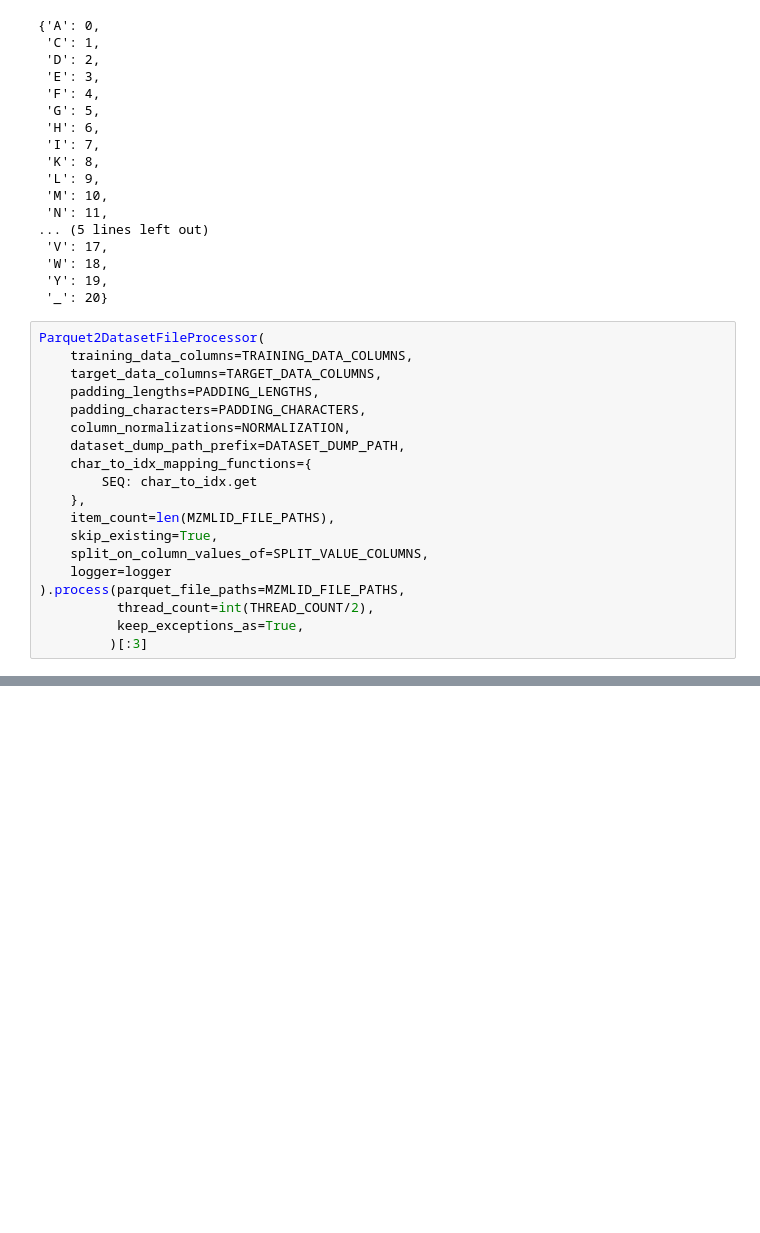
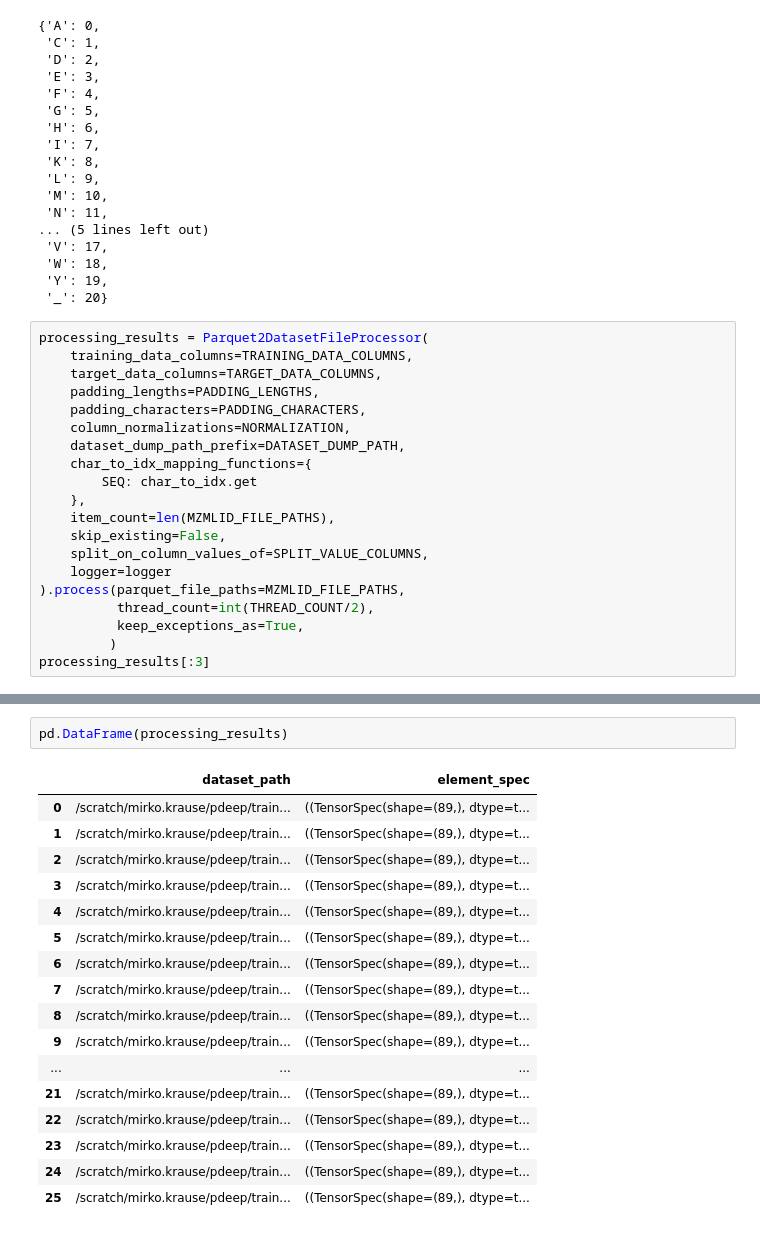
Before and after one commit to Miroka96/mmdenovo, a Jupyter notebook: notebooks/210610_1 Dataset Generation.ipynb, the cells around one changed output, grey strips where cells are left out. Drawn from its saved outputs; the diff is of its cells as text; blank space fills up the shorter version.

Commit message:
adapt notebooks to pdeep data

```diff
--- a/notebooks/210610_1 Dataset Generation.ipynb
+++ b/notebooks/210610_1 Dataset Generation.ipynb
@@ -163,7 +163,7 @@ char_to_idx
  'Y': 19,
  '_': 20}
 # %%
-Parquet2DatasetFileProcessor(
+processing_results = Parquet2DatasetFileProcessor(
     training_data_columns=TRAINING_DATA_COLUMNS,
     target_data_columns=TARGET_DATA_COLUMNS,
     padding_lengths=PADDING_LENGTHS,
@@ -174,11 +174,12 @@ Parquet2DatasetFileProcessor(
         SEQ: char_to_idx.get
     },
     item_count=len(MZMLID_FILE_PATHS),
-    skip_existing=True,
+    skip_existing=False,
     split_on_column_values_of=SPLIT_VALUE_COLUMNS,
     logger=logger
 ).process(parquet_file_paths=MZMLID_FILE_PATHS,
           thread_count=int(THREAD_COUNT/2),
           keep_exceptions_as=True,
-         )[:3]
+         )
+processing_results[:3]
 # %% [output]
@@ -203,3 +215,23 @@ Parquet2DatasetFileProcessor(
+# %%
+pd.DataFrame(processing_results)
+# %% [output]
+|  | dataset_path | element_spec |
+| 0 | /scratch/mirko.krause/pdeep/train... | ((TensorSpec(shape=(89,), dtype=t... |
+| 1 | /scratch/mirko.krause/pdeep/train... | ((TensorSpec(shape=(89,), dtype=t... |
+| 2 | /scratch/mirko.krause/pdeep/train... | ((TensorSpec(shape=(89,), dtype=t... |
+| 3 | /scratch/mirko.krause/pdeep/train... | ((TensorSpec(shape=(89,), dtype=t... |
+| 4 | /scratch/mirko.krause/pdeep/train... | ((TensorSpec(shape=(89,), dtype=t... |
+| 5 | /scratch/mirko.krause/pdeep/train... | ((TensorSpec(shape=(89,), dtype=t... |
+| 6 | /scratch/mirko.krause/pdeep/train... | ((TensorSpec(shape=(89,), dtype=t... |
+| 7 | /scratch/mirko.krause/pdeep/train... | ((TensorSpec(shape=(89,), dtype=t... |
+| 8 | /scratch/mirko.krause/pdeep/train... | ((TensorSpec(shape=(89,), dtype=t... |
+| 9 | /scratch/mirko.krause/pdeep/train... | ((TensorSpec(shape=(89,), dtype=t... |
+| ... | ... | ... |
+| 21 | /scratch/mirko.krause/pdeep/train... | ((TensorSpec(shape=(89,), dtype=t... |
+| 22 | /scratch/mirko.krause/pdeep/train... | ((TensorSpec(shape=(89,), dtype=t... |
+| 23 | /scratch/mirko.krause/pdeep/train... | ((TensorSpec(shape=(89,), dtype=t... |
+| 24 | /scratch/mirko.krause/pdeep/train... | ((TensorSpec(shape=(89,), dtype=t... |
+| 25 | /scratch/mirko.krause/pdeep/train... | ((TensorSpec(shape=(89,), dtype=t... |
 # %%
 processing_configuration = {
     'padding_characters': PADDING_CHARACTERS,
```
Also changed, not shown: parts of 7 cells of this notebook, 2 other files.
